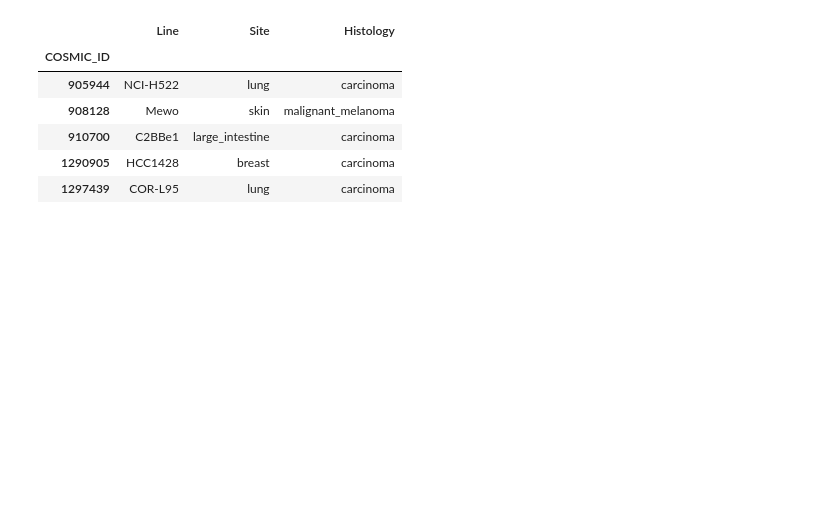
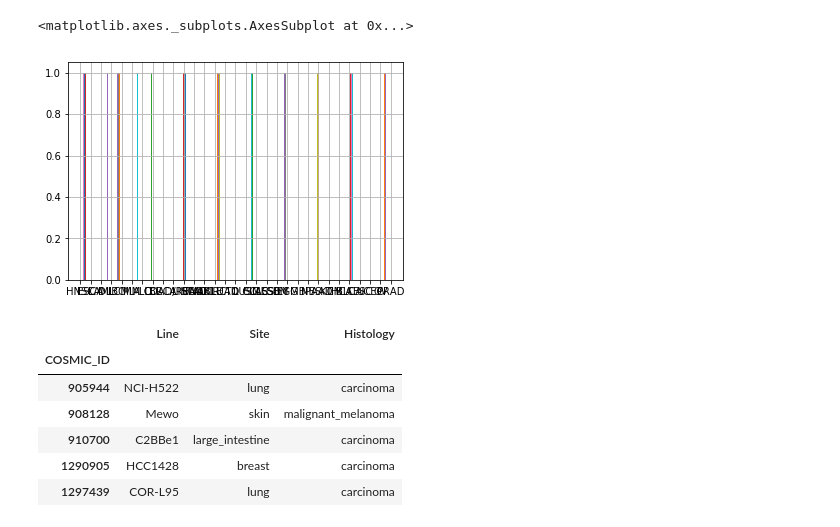
Before and after one commit to esko22/ucb-w210-cap-drug-response, a Jupyter notebook: CellLines/cell_line_eda.ipynb, the cells around one changed output. Drawn from its saved outputs; the diff is of its cells as text; code cells hidden in the pictures; blank space fills up the shorter version.

```diff
--- a/CellLines/cell_line_eda.ipynb
+++ b/CellLines/cell_line_eda.ipynb
@@ -18,5 +46,10 @@ cell_line_df.head()
 # %%
 tissue_classification_df = pd.read_csv('../data/Tissue_Classification.csv', index_col='COSMIC_ID')
+# %%
+cell_line_df['Cancer Type\n(matching TCGA label)'].hist()
+# %% [output]
+<matplotlib.axes._subplots.AxesSubplot at 0x...>
+[figure, added]
 # %%
 tissue_classification_df.head()
 # %% [output]
```
Also changed, not shown: parts of 2 cells of this notebook, 8 other files.
